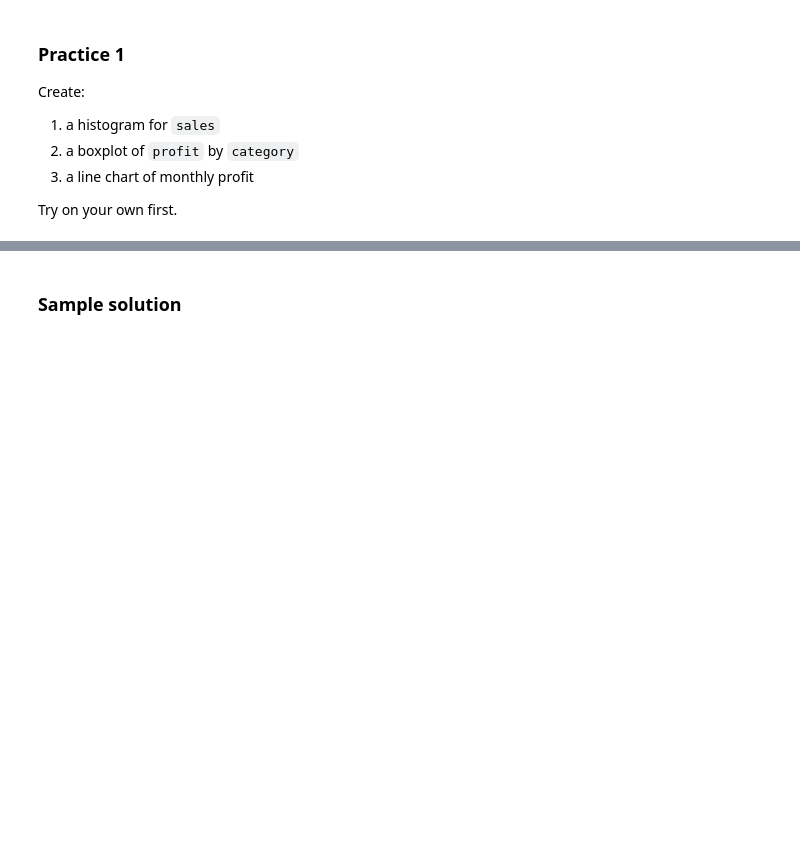
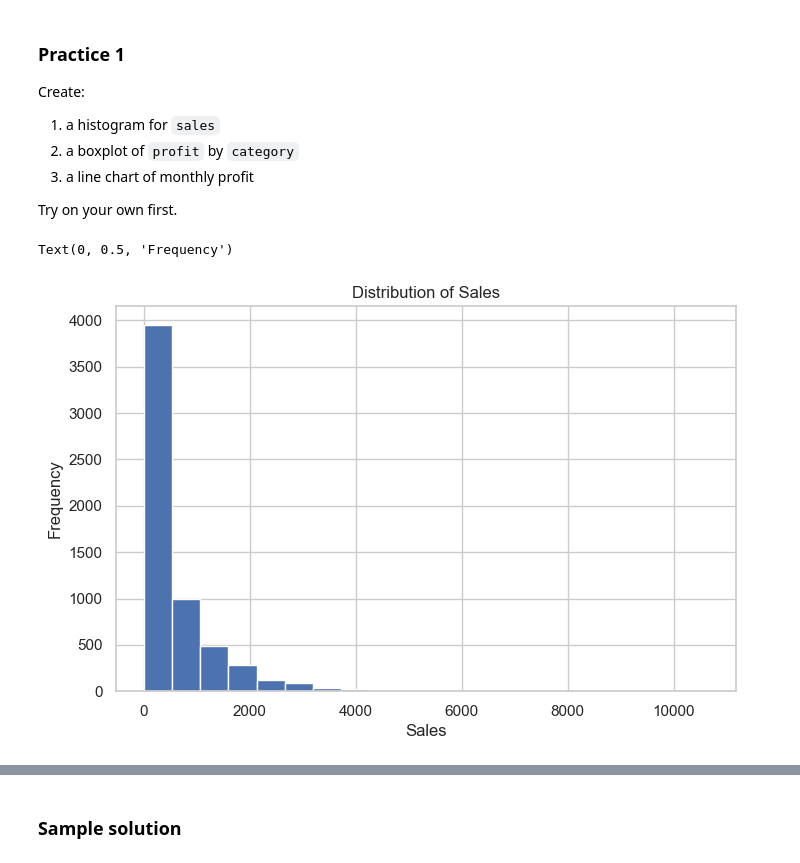
Before and after one commit to luhaibingster/data-science-python, a Jupyter notebook: week1/9_Data_Visualization-2.ipynb, the cells around one changed output, grey strips where cells are left out. Cells and saved outputs as stored; diff of their text form; code cells hidden in the pictures; blank space fills up the shorter version.

```diff
--- a/week1/9_Data_Visualization-2.ipynb
+++ b/week1/9_Data_Visualization-2.ipynb
@@ -391,3 +412,19 @@ Try on your own first.
 # 2. Boxplot of profit by category
 
 # 3. Monthly profit line chart
+# %%
+# 1. Histogram of sales
+plt.figure(figsize=(8, 5))
+
+plt.hist(
+    df["sales"],     # Numerical variable
+    bins=20          # Number of bars
+)
+
+# Add chart labels
+plt.title("Distribution of Sales")
+plt.xlabel("Sales")
+plt.ylabel("Frequency")
+# %% [output]
+Text(0, 0.5, 'Frequency')
+[figure, added]
```
Also changed, not shown: parts of 8 cells of this notebook, 2 other files.
